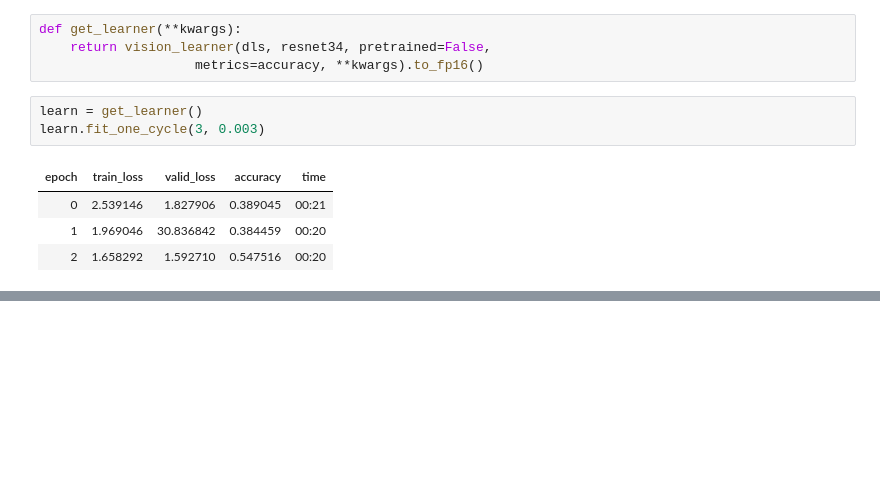
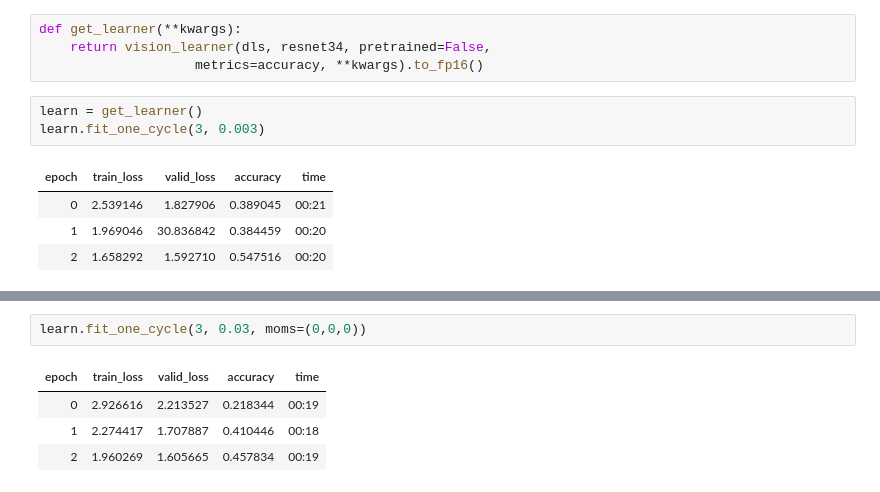
Before and after one commit to flyinacres/fastai-coursework, a Jupyter notebook: fast-16.ipynb, the cells around one changed output, grey strips where cells are left out. Saved outputs shown, nothing was run; the diff lists cells and outputs as text; blank space fills up the shorter version.

```diff
--- a/fast-16.ipynb
+++ b/fast-16.ipynb
@@ -97,0 +124,7 @@ learn.fit_one_cycle(3, 0.003)
+# %%
+learn.fit_one_cycle(3, 0.03, moms=(0,0,0))
+# %% [output]
+| epoch | train_loss | valid_loss | accuracy | time |
+| 0 | 2.926616 | 2.213527 | 0.218344 | 00:19 |
+| 1 | 2.274417 | 1.707887 | 0.410446 | 00:18 |
+| 2 | 1.960269 | 1.605665 | 0.457834 | 00:19 |
```
Also changed, not shown: parts of 9 cells of this notebook.
